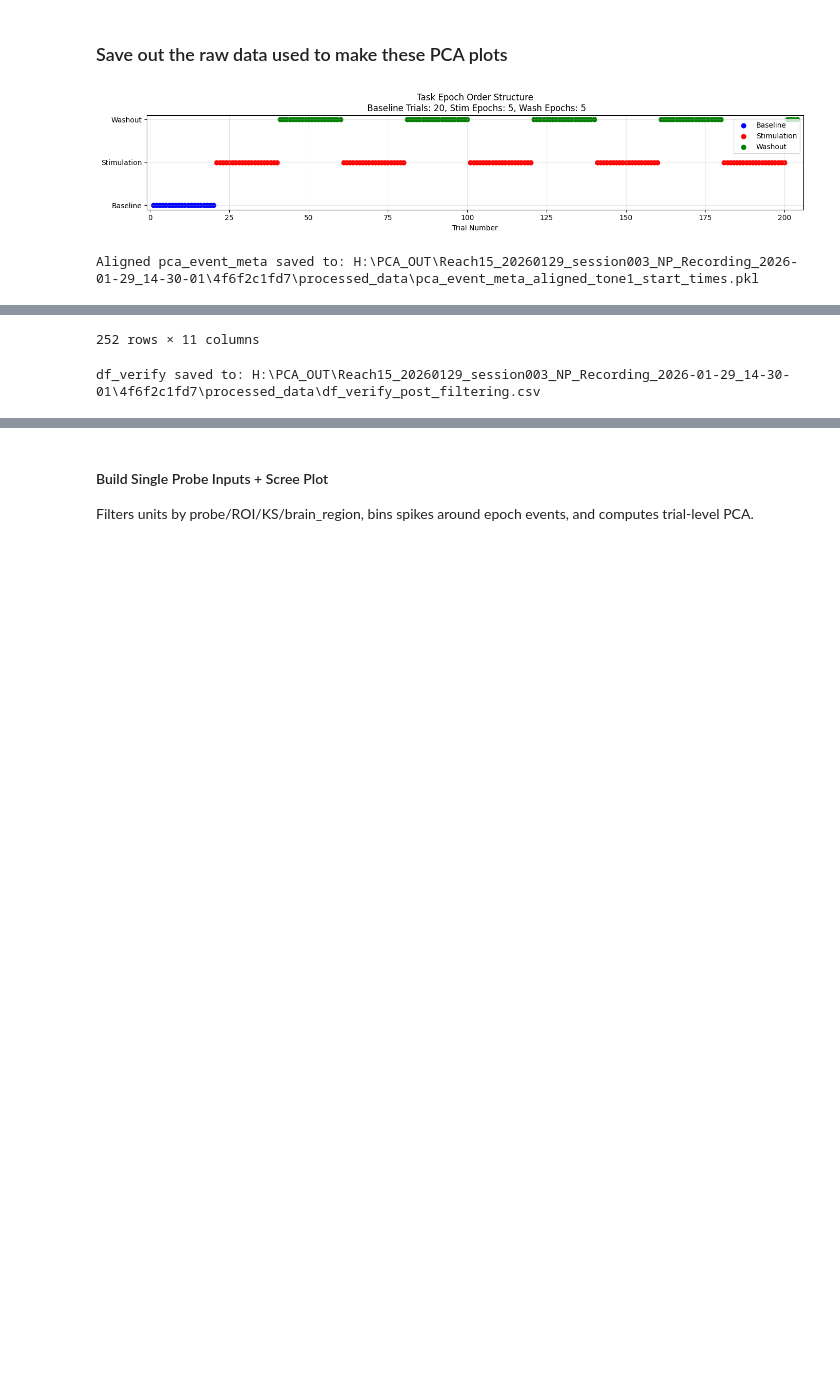
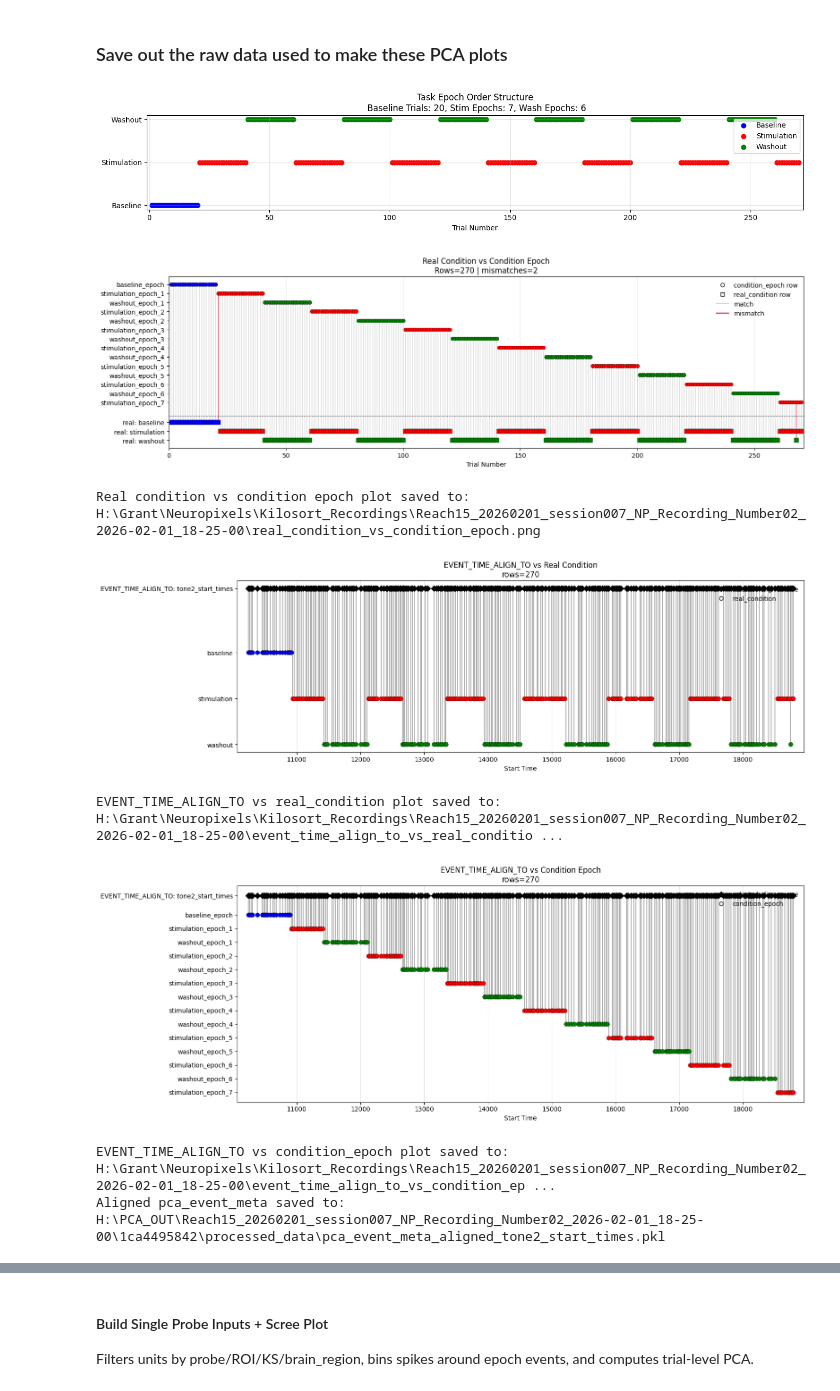
Before and after one commit to granthughes1999/PCA_on_neural_data, a Jupyter notebook: mice/Reach15/PCA_master_runner_allEvents_dynamicPlots.ipynb, the cells around one changed output, grey strips where cells are left out. Drawn from its saved outputs; the diff is of its cells as text; code cells hidden in the pictures; blank space fills up the shorter version.

```diff
--- a/mice/Reach15/PCA_master_runner_allEvents_dynamicPlots.ipynb
+++ b/mice/Reach15/PCA_master_runner_allEvents_dynamicPlots.ipynb
@@ -80,7 +80,7 @@ BOMBCELL_02 loaded: bombcell_batch_20260304_1536
 ## SELECT NEUROPIXEL SESSION
 #### ======================================================================================================================================================================================================================================
 # %%
-SESSION_TO_ANALYZE = 1
+SESSION_TO_ANALYZE = 3
 
 MOUSE, BEHAVIORAL_FOLDER, NP_FILE, NWB_FILE, DATE, SESSION, BOMBCELL = prep.session_to_analyze(
                                                                                         session_data_dic['MOUSE'], session_data_dic['BEHAVIORAL_FOLDER'],
@@ -157,6 +159,7 @@ print(f"Using DATA_SAVE_DIR: {DATA_SAVE_DIR}\n")
 
 bundle, merged_dic, stim_df, df_stim, pca_event_meta, extras, meta, PROCESSED_BUNDLE_DIR = prep.load_or_build_processed_bundle(
     processed_bundle_dir=DATA_SAVE_DIR,
+    session_name=NP_FILE,
     nwb_path_for_auto_build=paths_dic["NWB_PATH"],
     bombcell_root_for_auto_build=paths_dic["BOMBCELL_ROOT_FOR_AUTO_BUILD"],
     use_bombcell_if_available=True,
@@ -645,8 +686,8 @@ Sets output root, PCA binning, filters, and smoothing used by all plot calls.
 EPOCH_PCA_PROBE = "A"
 EPOCH_PCA_BRAIN_REGION = None   # None => first available region after filtering
 EPOCH_PCA_ROI_FILTER = "IN_ROI"  # None, "IN_ROI", "OUT_ROI"
-EPOCH_PCA_KSLABEL_FILTER = "good"  # "both", "good", "mua"
-EPOCH_PCA_BC_LABEL_FILTER = ["GOOD","NON_SOMA",'MUA']  # "all" or subset like "GOOD" / ["GOOD", "MUA"]
+EPOCH_PCA_KSLABEL_FILTER = "both"  # "both", "good", "mua"
+EPOCH_PCA_BC_LABEL_FILTER = ["GOOD","MUA"]  # "all" or subset like "GOOD" / ["GOOD", "MUA"]
 EPOCH_PCA_INCLUDE_CONDITIONS = ["baseline", "stimulation", "washout"]
 EPOCH_PCA_FILTER_TYPE = "bombcell"  # "bombcell" or "kilosort"
 
@@ -654,9 +695,9 @@ EPOCH_PCA_FILTER_TYPE = "bombcell"  # "bombcell" or "kilosort"
 # ~~~~~~~~~~~~~~~~~~~~~~~~~~~~~~~~~~~~~~~~~~~~~~~~~~~~~~~~~~~~~~~~~~~~~~~~~~~~~~~~~~~~~~~~~~~~~~~~~~~~~~~~~~~~~~~~
 # SET #2: Pick which event to align PCA windows to
 # ~~~~~~~~~~~~~~~~~~~~~~~~~~~~~~~~~~~~~~~~~~~~~~~~~~~~~~~~~~~~~~~~~~~~~~~~~~~~~~~~~~~~~~~~~~~~~~~~~~~~~~~~~~~~~~~~
-# Options: 'start_time', 'tone1_start_times', 'tone2_start_times', 'stimROI_start_times',      'optical_start_times', 'all_stimROI_triggers_start_times', 'custom_event_start_times',
-# NEW Options: baseline_reachInit_stimROI_timestamps, stimulation_reachInit_stimROI_timestamps, washout_reachInit_stimROI_timestamps
-EVENT_TIME_ALIGN_TO = "tone1_start_times"
+# Options: 'start_time', 'tone1_start_times', 'tone2_start_times', 'stimROI_start_times', 'optical_start_times', 'all_stimROI_triggers_start_times', 'custom_event_start_times',
+## baseline_reachInit_stimROI_start_times, stimulation_reachInit_stimROI_start_times, washout_reachInit_stimROI_start_times
+EVENT_TIME_ALIGN_TO = "tone2_start_times"
 # Optional: set this to any future event array and use EVENT_TIME_ALIGN_TO = "custom_event_start_times"
 CUSTOM_EVENT_START_TIMES = None
 custom_event_start_times = CUSTOM_EVENT_START_TIMES
@@ -674,11 +715,12 @@ EVENT_TIME_ENFORCE_SOURCE_CONDITION = False
 # ~~~~~~~~~~~~~~~~~~~~~~~~~~~~~~~~~~~~~~~~~~~~~~~~~~~~~~~~~~~~~~~~~~~~~~~~~~~~~~~~~~~~~~~~~~~~~~~~~~~~~~~~~~~~~~~~
 # SET #3: Sekect the plotting style
 # ~~~~~~~~~~~~~~~~~~~~~~~~~~~~~~~~~~~~~~~~~~~~~~~~~~~~~~~~~~~~~~~~~~~~~~~~~~~~~~~~~~~~~~~~~~~~~~~~~~~~~~~~~~~~~~~~
-PLOT_COLOR_MODE = 2 # 1=regular shared epoch colors, 2=stim blue + wash red gradients, 3=gray base + condition highlight for first MODE3_HIGHLIGHT_WINDOW_S seconds
+PLOT_COLOR_MODE = 5 # 1=regular shared epoch colors, 2=stim blue + wash red gradients, 3=gray base + condition highlight for first MODE3_HIGHLIGHT_WINDOW_S seconds, 4=real epoch colors from baseline/stimulation/washout reachInit start-time lists
 STIMULATION_LINESTYLE = ":"
 WASHOUT_LINESTYLE = "-"
 BASELINE_LINESTYLE = "-"
 BASELINE_COLOR = "orange"
+# Mode 4: colors/epoch grouping come from real reach-init start-time membership in baseline_reachInit_stimROI_start_times, stimulation_reachInit_stimROI_start_times, and washout_reachInit_stimROI_start_times
 # Mode 3: Select the highlight window for each epoch (e.g. 0-500ms) and the color to use for that highlight, while the rest of the epoch is a more neutral color
 MODE3_HIGHLIGHT_WINDOW_S = 0.5
 MODE3_HIGHLIGHT_COLOR = "green"  # fallback only for unknown condition labels
@@ -788,6 +830,9 @@ _epoch_cfg = prep.configure_epoch_pca_runner(
     stimROI_start_times=stimROI_start_times,
     optical_start_times=optical_start_times,
     all_stimROI_triggers_start_times=all_stimROI_triggers_start_times,
+    baseline_reachInit_stimROI_start_times=baseline_reachInit_stimROI_start_times,
+    stimulation_reachInit_stimROI_start_times=stimulation_reachInit_stimROI_start_times,
+    washout_reachInit_stimROI_start_times=washout_reachInit_stimROI_start_times,
     custom_event_start_times=CUSTOM_EVENT_START_TIMES,
     EPOCH_PCA_PROBE=EPOCH_PCA_PROBE,
     EPOCH_PCA_BRAIN_REGION=EPOCH_PCA_BRAIN_REGION,
@@ -928,24 +1043,56 @@ EPOCH_PCA_FILTER_TYPE: bombcell
 # %%
 verify.plot_task_epoch_structure(
     baseline_trials_idx,
     optoicalStim_trials_idx,
     washout_trials_idx,
     trials_are_one_based=True,
     figsize=(14, 3),
-    save_plot_path=PLOTS_SAVE_PATH / "epoch_structure.png",
+    save_plot_path= paths_dic['NP_ROOT_DIR'] / "epoch_structure.png",
 )
+
+plot_real_condition_vs_condition_epoch_path = paths_dic['NP_ROOT_DIR'] / "real_condition_vs_condition_epoch.png"
+verify.plot_real_condition_vs_condition_epoch(
+    pca_event_meta_aligned,
+    figsize=(16, 5),
+    save_plot_path=plot_real_condition_vs_condition_epoch_path,
+)
+print("Real condition vs condition epoch plot saved to:", plot_real_condition_vs_condition_epoch_path)
+
+plot_event_time_align_to_vs_real_condition_path = paths_dic['NP_ROOT_DIR'] / "event_time_align_to_vs_real_condition.png"
+verify.plot_event_time_align_to_vs_real_condition(
+    pca_event_meta_aligned,
+    align_to=EVENT_TIME_ALIGN_TO,
+    figsize=(16, 5),
+    save_plot_path=plot_event_time_align_to_vs_real_condition_path,
+)
+print("EVENT_TIME_ALIGN_TO vs real_condition plot saved to:", plot_event_time_align_to_vs_real_condition_path)
+
+plot_event_time_align_to_vs_condition_epoch_path = paths_dic['NP_ROOT_DIR'] / "event_time_align_to_vs_condition_epoch.png"
+verify.plot_event_time_align_to_vs_condition_epoch(
+    pca_event_meta_aligned,
+    align_to=EVENT_TIME_ALIGN_TO,
+    figsize=(16, 6),
+    save_plot_path=plot_event_time_align_to_vs_condition_epoch_path,
+)
+print("EVENT_TIME_ALIGN_TO vs condition_epoch plot saved to:", plot_event_time_align_to_vs_condition_epoch_path)
 
 DATA_SAVE_PATH = PLOTS_SAVE_PATH / "processed_data"
 DATA_SAVE_PATH.mkdir(parents=True, exist_ok=True)
 # save out pca_event_meta
 (pca_event_meta_aligned).to_pickle(DATA_SAVE_PATH / f"pca_event_meta_aligned_{EVENT_TIME_ALIGN_TO}.pkl")
 print("Aligned pca_event_meta saved to:", DATA_SAVE_PATH / f"pca_event_meta_aligned_{EVENT_TIME_ALIGN_TO}.pkl")
 display(pca_event_meta_aligned)
 
 # save out df_verify
 df_verify.to_csv(DATA_SAVE_PATH / f"df_verify_post_filtering.csv")
 print("df_verify saved to:", DATA_SAVE_PATH / f"df_verify_post_filtering.csv")
 display(df_verify)
 # %% [output]
-[figure, old version]
+[figure, new version]
+[figure, added]
-Aligned pca_event_meta saved to: H:\PCA_OUT\Reach15_20260129_session003_NP_Recording_2026-01-29_14-30-01\4f6f2c1fd7\processed_data\pca_event_meta_aligned_tone1_start_times.pkl
+Real condition vs condition epoch plot saved to: H:\Grant\Neuropixels\Kilosort_Recordings\Reach15_20260201_session007_NP_Recording_Number02_2026-02-01_18-25-00\real_condition_vs_condition_epoch.png
+[figure, added]
+EVENT_TIME_ALIGN_TO vs real_condition plot saved to: H:\Grant\Neuropixels\Kilosort_Recordings\Reach15_20260201_session007_NP_Recording_Number02_2026-02-01_18-25-00\event_time_align_to_vs_real_conditio ...
+[figure, added]
+EVENT_TIME_ALIGN_TO vs condition_epoch plot saved to: H:\Grant\Neuropixels\Kilosort_Recordings\Reach15_20260201_session007_NP_Recording_Number02_2026-02-01_18-25-00\event_time_align_to_vs_condition_ep ...
+Aligned pca_event_meta saved to: H:\PCA_OUT\Reach15_20260201_session007_NP_Recording_Number02_2026-02-01_18-25-00\1ca4495842\processed_data\pca_event_meta_aligned_tone2_start_times.pkl
@@ -964,2 +1110,0 @@ Aligned pca_event_meta saved to: H:\PCA_OUT\Reach15_20260129_session003_NP_Recor
-252 rows × 11 columns
-df_verify saved to: H:\PCA_OUT\Reach15_20260129_session003_NP_Recording_2026-01-29_14-30-01\4f6f2c1fd7\processed_data\df_verify_post_filtering.csv
```
Also changed, not shown: parts of 54 cells of this notebook, 10 other files.
